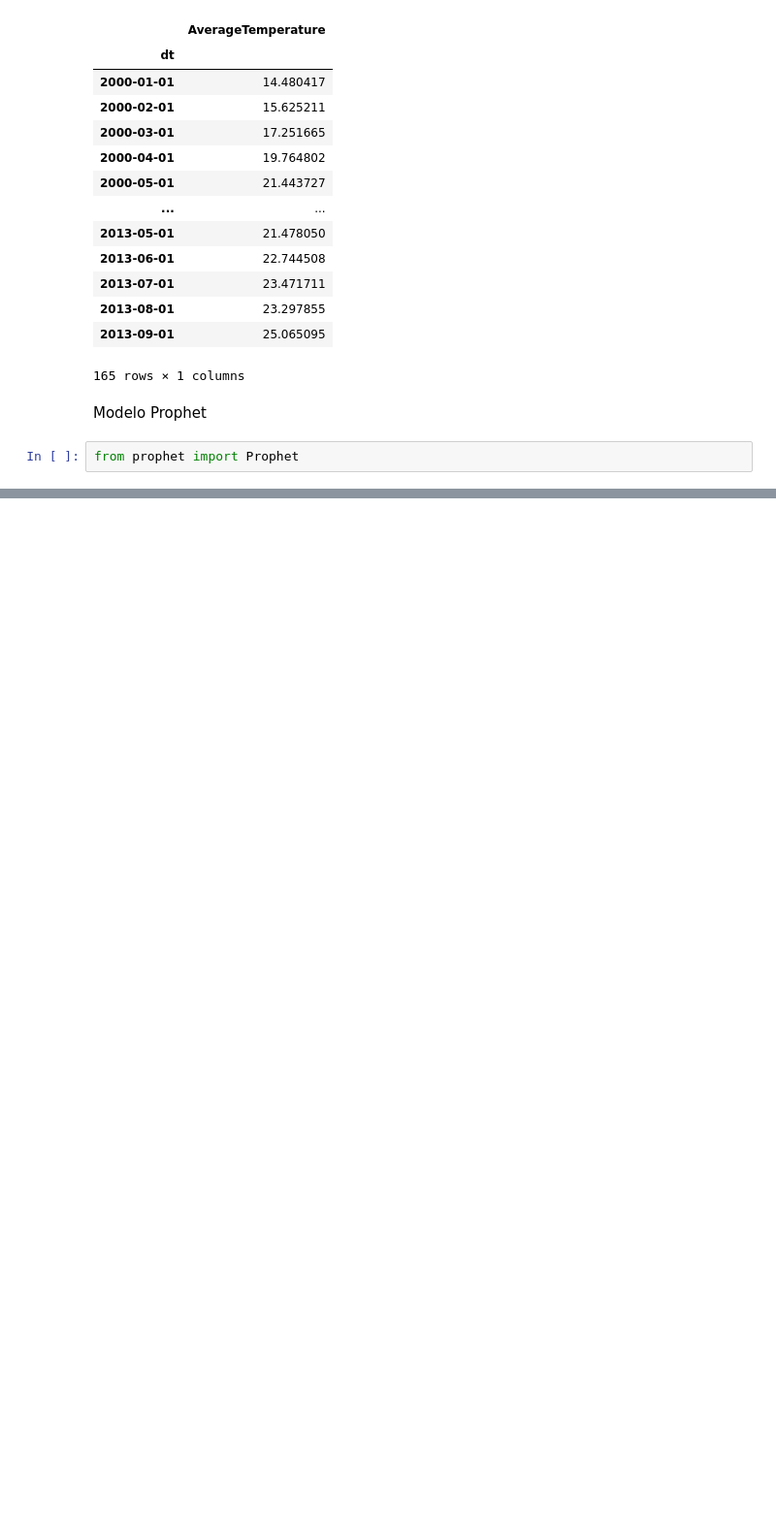
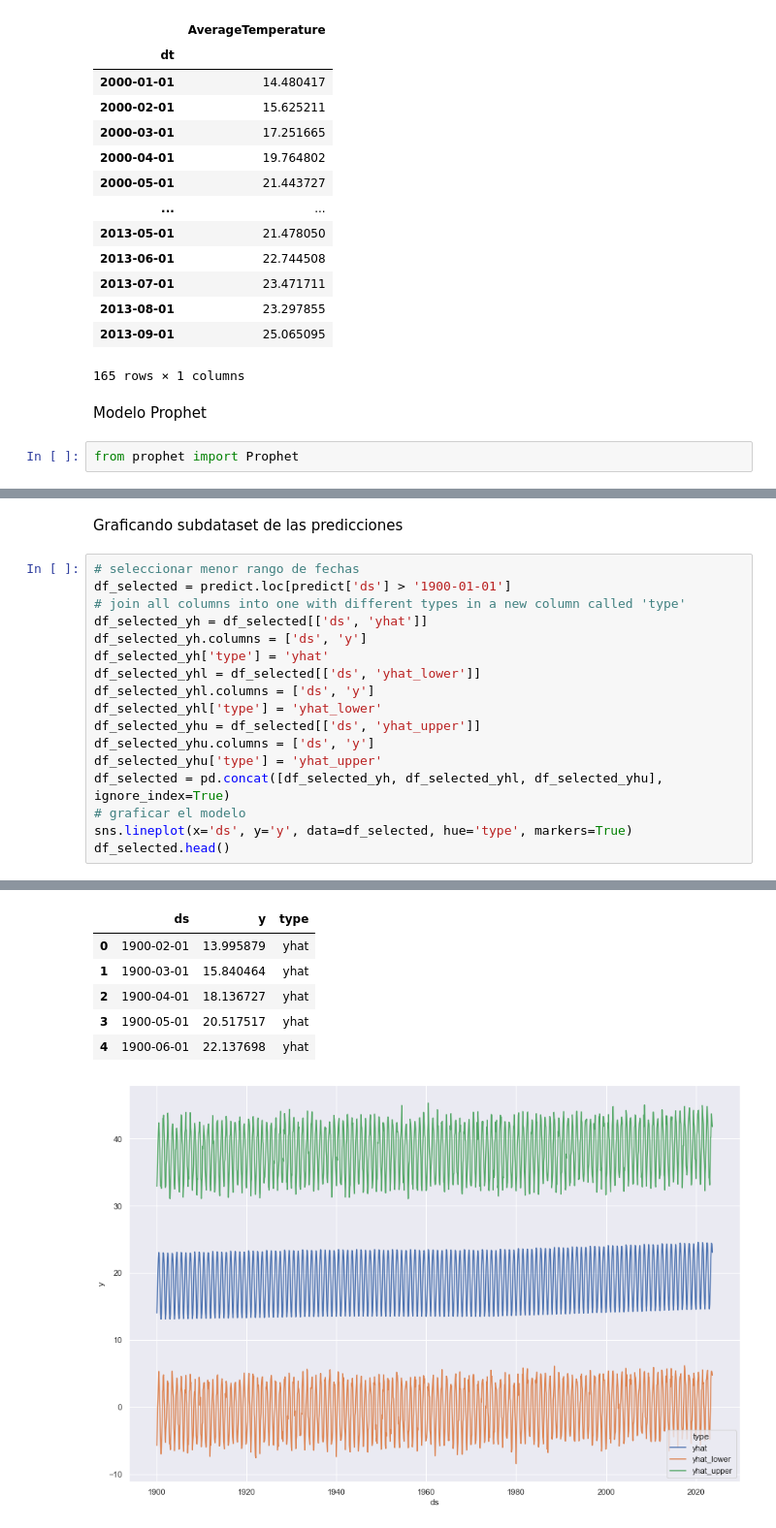
Before and after one commit to jurhs2000/data-science-lab2, a Jupyter notebook: lab2.ipynb, the cells around one changed output, grey strips where cells are left out. Shown at 97% size. Cells and saved outputs as stored; diff of their text form; blank space fills up the shorter version.

```diff
--- a/lab2.ipynb
+++ b/lab2.ipynb
@@ -410,0 +463,20 @@ KeyError: 'dt'
+# %% [markdown]
+Graficando subdataset de las predicciones
+# %%
+# seleccionar menor rango de fechas
+df_selected = predict.loc[predict['ds'] > '1900-01-01']
+# join all columns into one with different types in a new column called 'type'
+df_selected_yh = df_selected[['ds', 'yhat']]
+df_selected_yh.columns = ['ds', 'y']
+df_selected_yh['type'] = 'yhat'
+df_selected_yhl = df_selected[['ds', 'yhat_lower']]
+df_selected_yhl.columns = ['ds', 'y']
+df_selected_yhl['type'] = 'yhat_lower'
+df_selected_yhu = df_selected[['ds', 'yhat_upper']]
+df_selected_yhu.columns = ['ds', 'y']
+df_selected_yhu['type'] = 'yhat_upper'
+df_selected = pd.concat([df_selected_yh, df_selected_yhl, df_selected_yhu], ignore_index=True)
+# graficar el modelo
+sns.lineplot(x='ds', y='y', data=df_selected, hue='type', markers=True)
+df_selected.head()
+# %% [output]
@@ -410,0 +501,7 @@ KeyError: 'dt'
+|  | ds | y | type |
+| 0 | 1900-02-01 | 13.995879 | yhat |
+| 1 | 1900-03-01 | 15.840464 | yhat |
+| 2 | 1900-04-01 | 18.136727 | yhat |
+| 3 | 1900-05-01 | 20.517517 | yhat |
+| 4 | 1900-06-01 | 22.137698 | yhat |
+[figure, added]
```
Also changed, not shown: parts of 18 cells of this notebook.
